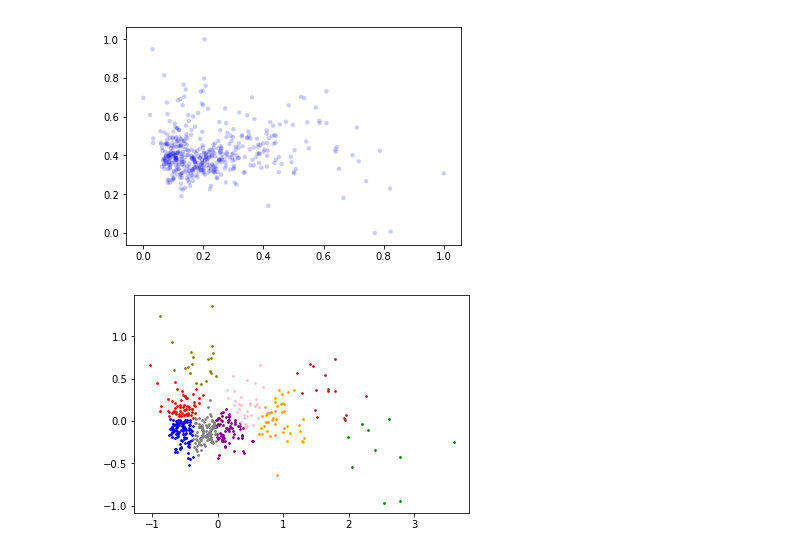
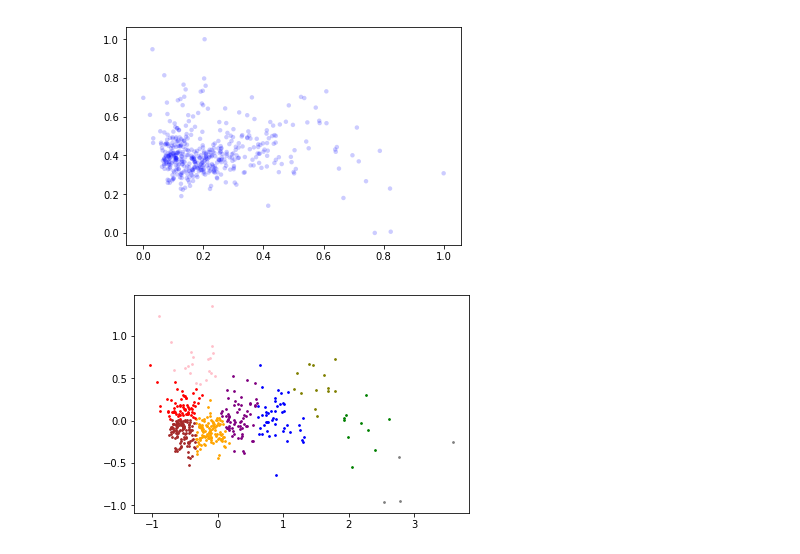
Before and after one commit to SimonSebechlebsky/vos2-clustering, a Jupyter notebook: texty.ipynb, the cells around one changed output. Cells and saved outputs as stored; diff of their text form; code cells hidden in the pictures.

```diff
--- a/texty.ipynb
+++ b/texty.ipynb
@@ -20,6 +20,8 @@ for item in json.REUTERS:
 [nltk_data] Downloading package punkt to
 [nltk_data]     C:\Users\filip\AppData\Roaming\nltk_data...
 [nltk_data]   Package punkt is already up-to-date!
+# %%
+d = {'k_means_predicted':None, 'x':None, 'y':None, 'raw_data':raw_data}
 # %%
 data = []
 
@@ -57,6 +59,9 @@ pca_result = pca.fit_transform(article_vectors)
 x_pca = pca_result[:,0]
 y_pca = pca_result[:,1]
 
+d['x'] = x_pca
+d['y'] = y_pca
+
 essay_2d = pd.DataFrame(data={
     'x': (x_pca-min(x_pca))/(max(x_pca)-min(x_pca)),
     'y':(y_pca-min(y_pca))/(max(y_pca)-min(y_pca))
@@ -91,12 +96,11 @@ def visualize_clusters(df,x,y, cluster_id):
 # %%
 from sklearn.cluster import KMeans
 
-kmeans = KMeans(n_clusters=9).fit(article_vectors)
+kmeans = KMeans(n_clusters=9, random_state=420).fit(article_vectors)
 
-d = {'k_means_predicted':None, 'x':x_pca, 'y':y_pca}
 df1 = pd.DataFrame(d)
 
 df1['k_means_predicted'] = kmeans.labels_
 visualize_clusters(df1, 'x', 'y', 'k_means_predicted')
 # %% [output]
-[figure, old version]
+[figure, new version]
```
Also changed, not shown: parts of 2 cells of this notebook.
